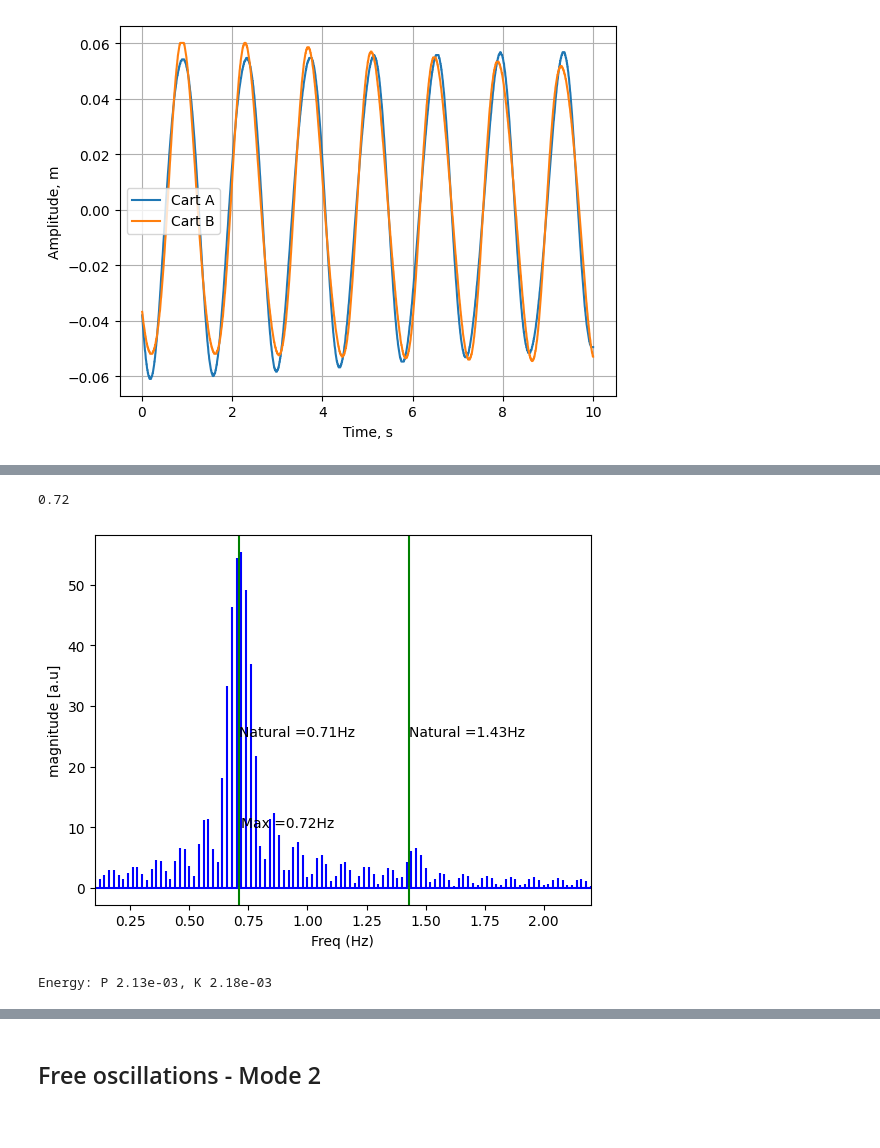
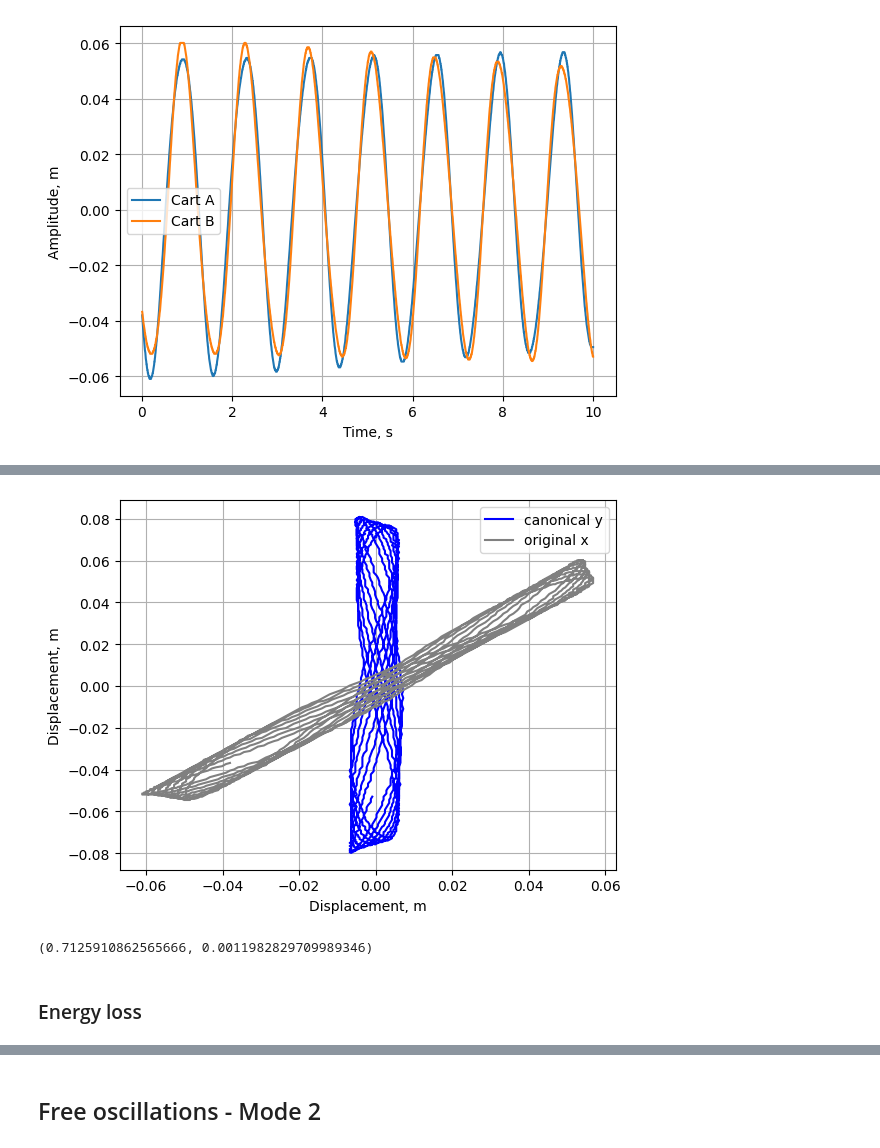
Before and after one commit to evgeny-kolonsky/Lab3_Coupled_Oscillator, a Jupyter notebook: Lab3_Coupled_Oscillator.ipynb, the cells around one changed output, grey strips where cells are left out. Cells and saved outputs as stored; diff of their text form; code cells hidden in the pictures.

```diff
--- a/Lab3_Coupled_Oscillator.ipynb
+++ b/Lab3_Coupled_Oscillator.ipynb
@@ -64,10 +66,20 @@ m_{\rm{effective}} = m_{\rm{cart}} + \frac{m_{\rm{strings}}}{2}
 $$
 # %%
-m1_eff = m1 + ml/2 + mc/2
-m2_eff = m2 + mc/2 + mr/2
-a = np.array([[(kl+kc)/m1_eff, -kc/m1_eff],
-              [-kc/m2_eff, (kc + kr)/m2_eff]])
-eigenvalues, eigenvectors = LA.eig(a)
+m1_eff = m1 + mk1/2 + mk12/2
+m2_eff = m2 + mk2/2 + mk12/2
+
+# Mechanical impedance matrix
+z11 = (k1 + k12)/m1_eff
+z12 = k12/m1_eff
+z21 = k12/m2_eff
+z22 = (k12 + k2)/m2_eff
+
+Z = np.array([[z11, -z12],
+              [-z21, z22]])
+
+# E - eigenvectors
+eigenvalues, E = LA.eig(Z)
+
 freqs_theor = np.sqrt(eigenvalues)/2/np.pi # Herz
 freqs_theor
 # %% [output]
@@ -159,10 +174,15 @@ y1, y2 = rotate(x1, x2)
+# %%
+plt.plot(y1, y2, color='blue', label='canonical y')
+plt.plot(x1, x2, color='gray', label='original x')
+plt.grid()
+plt.xlabel('Displacement, m')
+plt.ylabel('Displacement, m')
+plt.legend();
+# %% [output]
+[figure, added]
 # %%
-get_frequency(t,x1, show=True)
+get_frequency(t, y2)
 # %% [output]
-0.72
+(0.7125910862565666, 0.0011982829709989346)
-[figure, removed]
-# %%
-p, k, e = full_energy(x1, x2, show=False)
-print(f'Energy: P {p:.2e}, K {k:.2e}')
-# %% [output]
-Energy: P 2.13e-03, K 2.18e-03
+# %% [markdown]
+### Energy loss
```
Also changed, not shown: parts of 27 cells of this notebook.
